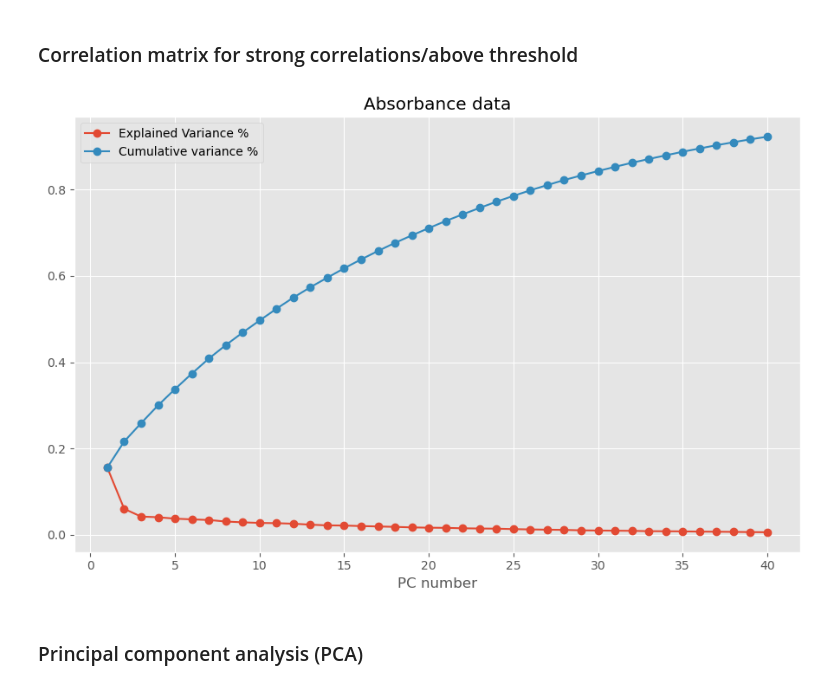
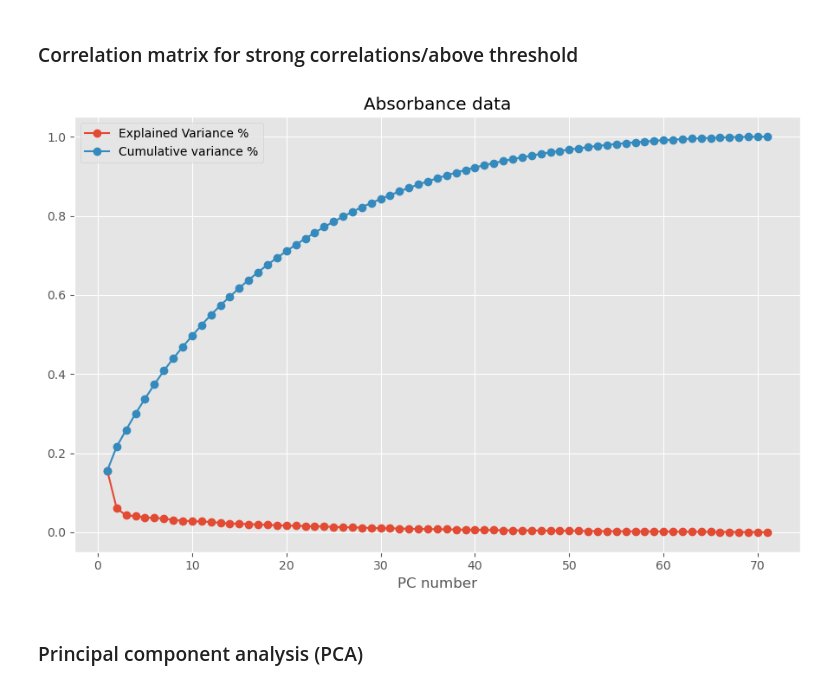
Before and after one commit to msokol99/Wellbeing-data-analysis, a Jupyter notebook: data-analysis.ipynb, the cells around one changed output. Saved outputs shown, nothing was run; the diff lists cells and outputs as text; code cells hidden in the pictures.

```diff
--- a/data-analysis.ipynb
+++ b/data-analysis.ipynb
@@ -207,6 +207,9 @@ df.drop(columns='id. Response ID', inplace=True)
-# %%
-col_list = df.columns
-df.columns = range(len(col_list))
+# %%
+column_names = list(df.columns)
+var_list = pd.DataFrame(data=column_names)
+var_list.to_excel('variable_list.xlsx', header=False)
+
+df.columns = range(len(column_names))
 # %% [markdown]
 ### Data normalization
 # %%
@@ -291,36 +291,38 @@ from sklearn.decomposition import PCA
 from sklearn.preprocessing import StandardScaler
 from sklearn.impute import SimpleImputer
 
 # imputation for missing data points
 imputer = SimpleImputer(strategy='mean')
 data_without_nan = imputer.fit_transform(df)
 
 # Standardize the data
 scaler = StandardScaler()
 scaled_data = scaler.fit_transform(data_without_nan)
 
+n_components = 71
+
 # Apply PCA
 # 25 account for ~78% of the variance
-pca = PCA(n_components=40)
+pca = PCA(n_components)
 principalComponents = pca.fit(scaled_data)
 
 expl_var = principalComponents.explained_variance_ratio_
 
 # Plot data
-pc_array = np.linspace(1,40,40)
+pc_array = np.linspace(1,n_components,n_components)
 with plt.style.context(('ggplot')):
     fig, ax = plt.subplots(nrows=1, ncols=1, figsize=(9,6))
     fig.set_tight_layout(True)
 
     ax.plot(pc_array, expl_var,'-o', label="Explained Variance %")
     ax.plot(pc_array, np.cumsum(expl_var),'-o', label = 'Cumulative variance %')
     ax.set_xlabel("PC number")
     ax.set_title('Absorbance data')
 
     plt.legend()
     plt.show()
 # %% [output]
-[figure, old version]
+[figure, new version]
 # %% [markdown]
 ### Principal component analysis (PCA)
 # %%
```
Also changed, not shown: parts of 3 cells of this notebook, 3 other files.
